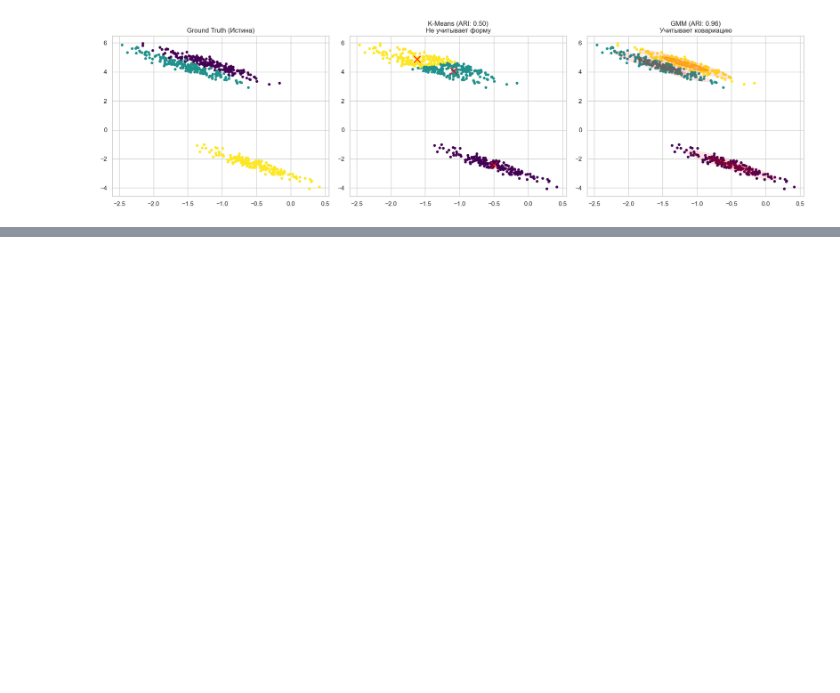
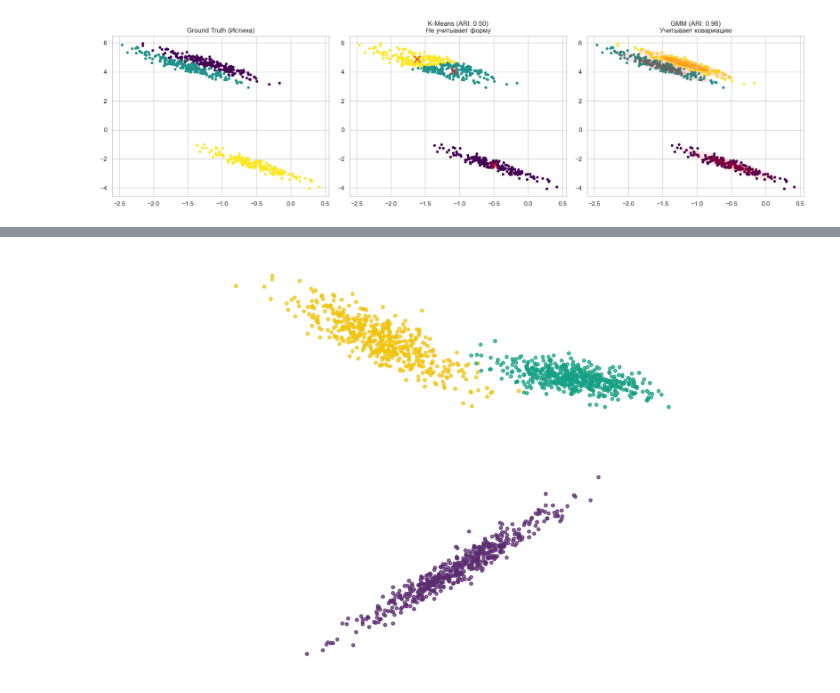
Before and after one commit to SanchukS/EM-algorithm, a Jupyter notebook: src/main.ipynb, the cells around one changed output, grey strips where cells are left out. Saved outputs shown, nothing was run; the diff lists cells and outputs as text; code cells hidden in the pictures; blank space fills up the shorter version.

```diff
--- a/src/main.ipynb
+++ b/src/main.ipynb
@@ -288,0 +431,65 @@ plt.show()
+# %%
+import numpy as np
+import matplotlib.pyplot as plt
+
+def generate_cluster(n_samples, center, width, height, angle_degrees):
+    """
+    Генерирует облако точек в форме эллипса.
+
+    1. Генерируем "круглый" шум.
+    2. Растягиваем его (width/height).
+    3. Поворачиваем на угол (angle).
+    4. Сдвигаем в центр.
+    """
+    # 1. Генерация стандартного шума (круг)
+    X = np.random.randn(n_samples, 2)
+
+    # 2. Матрица масштабирования (растягиваем оси)
+    # Делим на 4, чтобы width/height соответствовали примерно 4-м сигмам (95% данных)
+    scale_matrix = np.array([[width / 4, 0],
+                             [0, height / 4]])
+    X = X @ scale_matrix
+
+    # 3. Матрица поворота
+    theta = np.radians(angle_degrees)
+    c, s = np.cos(theta), np.sin(theta)
+    rotation_matrix = np.array([[c, -s],
+                                [s, c]])
+    X = X @ rotation_matrix.T  # Транспонируем для умножения справа
+
+    # 4. Сдвиг
+    X += np.array(center)
+
+    return X
+
+# Параметры генерации
+n = 500
+np.random.seed(42) # Для воспроизводимости
+
+# === ГЕНЕРАЦИЯ 3-х КЛАСТЕРОВ ===
+
+# 1. Желтый: Вытянутый, наклоненный вниз (как на вашем примере сверху)
+X1 = generate_cluster(n, center=(-2, 4), width=5, height=1.2, angle_degrees=-25)
+
+# 2. Зеленый: Сильно сплюснутый, почти горизонтальный
+X2 = generate_cluster(n, center=(3, 3), width=4, height=0.8, angle_degrees=-10)
+
+# 3. Фиолетовый: Тонкий и диагональный (сильный наклон)
+X3 = generate_cluster(n, center=(0, -2), width=6, height=0.7, angle_degrees=30)
+
+# === ОТРИСОВКА ===
+plt.figure(figsize=(10, 6))
+
+# Рисуем точки
+plt.scatter(X1[:, 0], X1[:, 1], s=10, color='#F1C40F', alpha=0.7) # Желтый
+plt.scatter(X2[:, 0], X2[:, 1], s=10, color='#16A085', alpha=0.7) # Бирюзовый
+plt.scatter(X3[:, 0], X3[:, 1], s=10, color='#5B2C6F', alpha=0.7) # Фиолетовый
+
+# Убираем оси и подписи для чистоты
+plt.axis('equal')  # Сохраняем пропорции, чтобы эллипсы не искажались
+plt.axis('off')    # Убираем рамку и цифры
+
+plt.tight_layout()
+plt.show()
+# %% [output]
+[figure, added]
```
Also changed, not shown: parts of 5 cells of this notebook, 1 other file.
